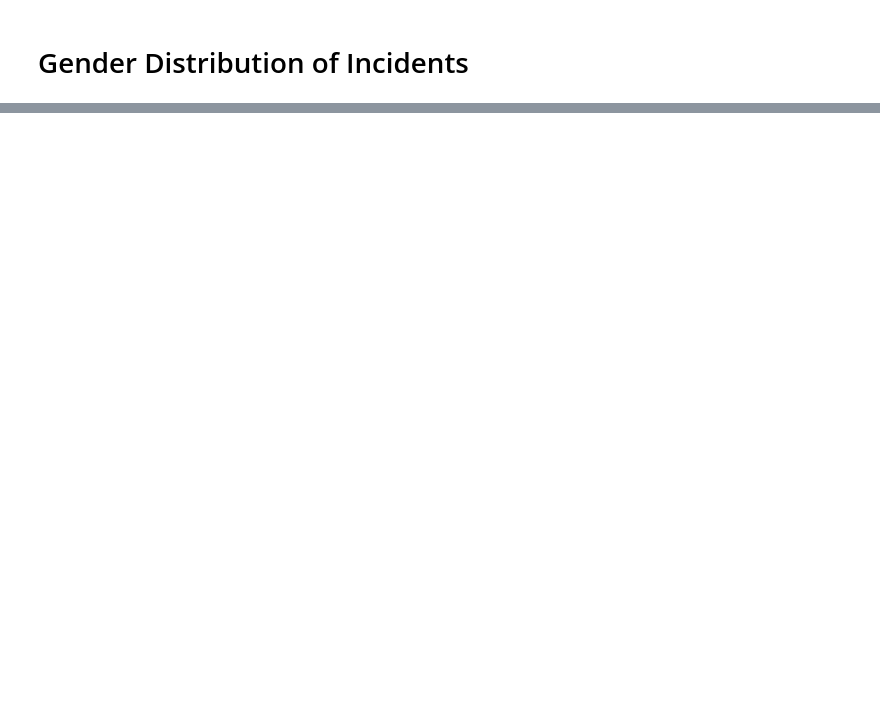
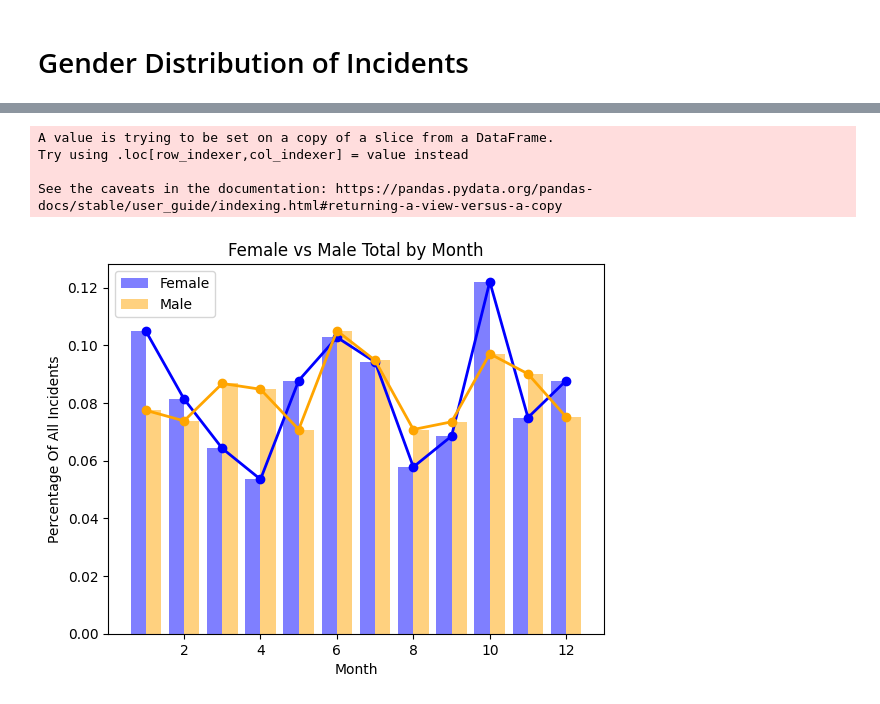
Before and after one commit to sophiarutman/sophiarutman.github.io, a Jupyter notebook: second_year_scholarship/second_year_scholarship.ipynb, the cells around one changed output, grey strips where cells are left out. Drawn from its saved outputs; the diff is of its cells as text; code cells hidden in the pictures; blank space fills up the shorter version.

Commit message:
gender

```diff
--- a/second_year_scholarship/second_year_scholarship.ipynb
+++ b/second_year_scholarship/second_year_scholarship.ipynb
@@ -391,3 +391,28 @@ from IPython.display import IFrame
 IFrame("choropleth_map_with_dropdown3.html", width=800, height=600)
 # %% [output]
 [interactive output not drawn]
+# %%
+import matplotlib.pyplot as plt
+
+df_clean = df.dropna()
+df_clean['Date'] = pd.to_datetime(df_clean['Year'].astype(str) + '-' + df_clean['Month'].astype(int).astype(str) + '-01', format='%Y-%m-%d')
+df_clean.head()
+
+male = df_clean.groupby('Month')['Gender Male'].sum().reset_index(name="total_male")
+female = df_clean.groupby('Month')['Gender Female'].sum().reset_index(name="total_female")
+
+plt.bar(female["Month"] - 0.2, female["total_female"] / female["total_female"].sum(), width=0.4, label="Female", color='blue', align='center', alpha = .5)  # Female bars
+plt.bar(male["Month"] + 0.2, male["total_male"] / male["total_male"].sum(), width=0.4, label="Male", color='orange', align='center', alpha = 0.5)  # Male bars
+plt.plot(female["Month"], female["total_female"] / female["total_female"].sum(), color='blue', marker='o', linestyle='-', linewidth=2)
+plt.plot(male["Month"], male["total_male"] / male["total_male"].sum(), color='orange', marker='o', linestyle='-', linewidth=2)
+plt.xlabel('Month')
+plt.ylabel('Percentage Of All Incidents')
+plt.title('Female vs Male Total by Month')
+plt.legend()
+plt.show()
+# %% [output]
+A value is trying to be set on a copy of a slice from a DataFrame.
+Try using .loc[row_indexer,col_indexer] = value instead
+
+See the caveats in the documentation: https://pandas.pydata.org/pandas-docs/stable/user_guide/indexing.html#returning-a-view-versus-a-copy
+[figure, added]
```
Also changed, not shown: parts of 2 cells of this notebook, 1 other file.
